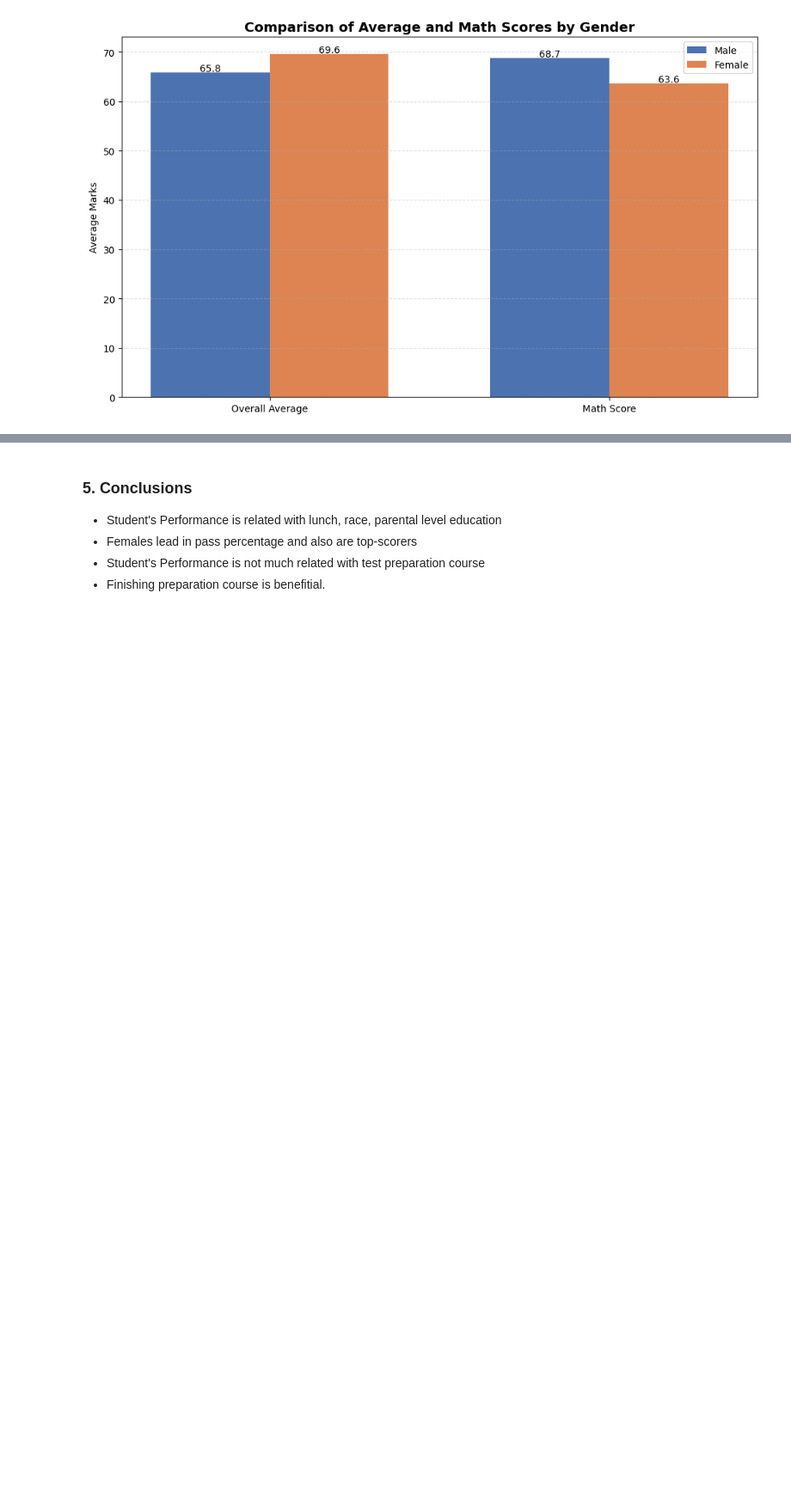
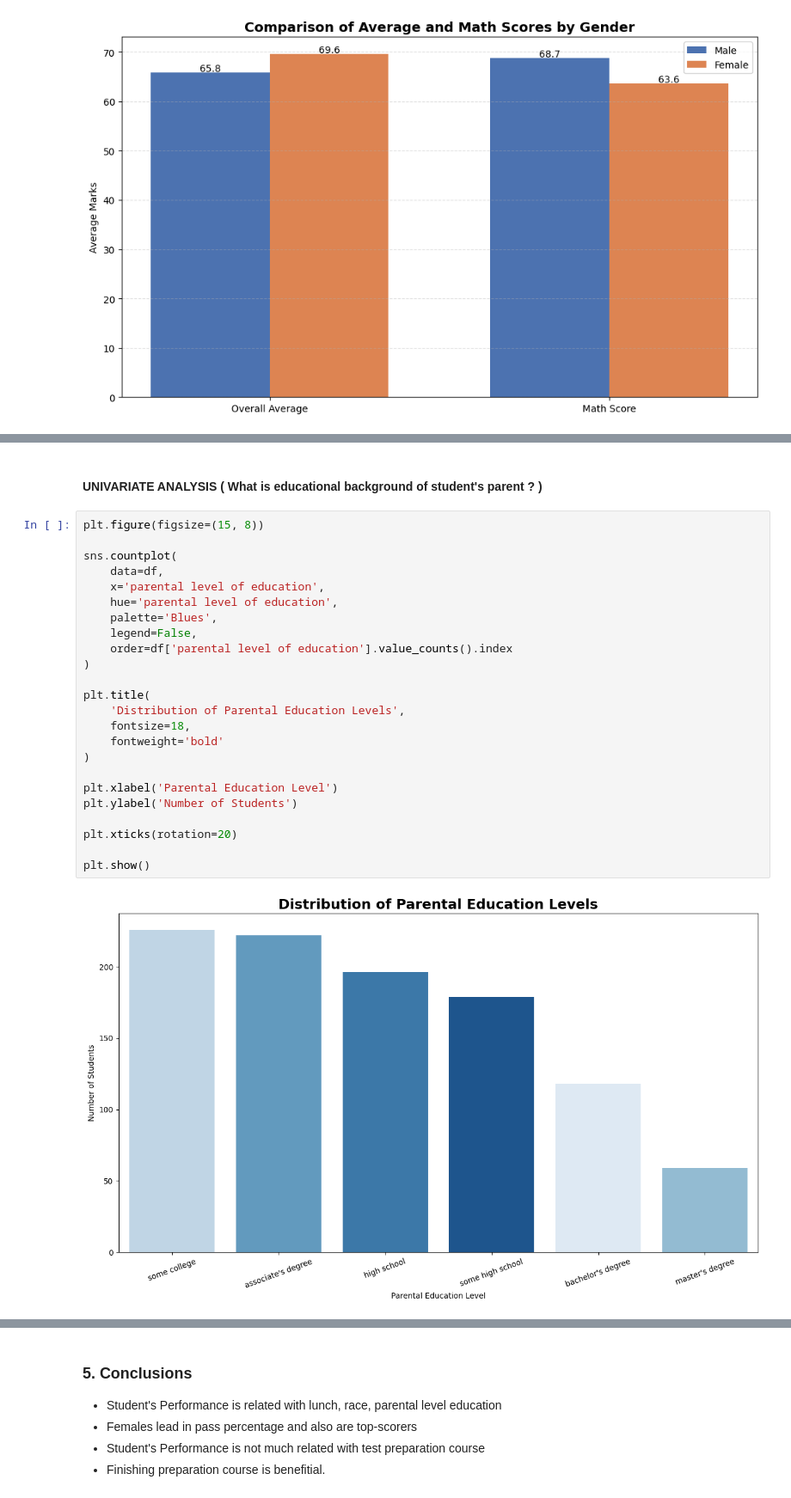
Before and after one commit to Sristi101/ml-projects, a Jupyter notebook: notebook/Student-Performance-EDA.ipynb, the cells around one changed output, grey strips where cells are left out. Shown at 86% size. Cells and saved outputs as stored; diff of their text form; blank space fills up the shorter version.

```diff
--- a/notebook/Student-Performance-EDA.ipynb
+++ b/notebook/Student-Performance-EDA.ipynb
@@ -362,0 +406,28 @@ plt.show()
+# %% [markdown]
+#### UNIVARIATE ANALYSIS ( What is educational background of student's parent ? )
+# %%
+plt.figure(figsize=(15, 8))
+
+sns.countplot(
+    data=df,
+    x='parental level of education',
+    hue='parental level of education',
+    palette='Blues',
+    legend=False,
+    order=df['parental level of education'].value_counts().index
+)
+
+plt.title(
+    'Distribution of Parental Education Levels',
+    fontsize=18,
+    fontweight='bold'
+)
+
+plt.xlabel('Parental Education Level')
+plt.ylabel('Number of Students')
+
+plt.xticks(rotation=20)
+
+plt.show()
+# %% [output]
+[figure, added]
```
Also changed, not shown: parts of 19 cells of this notebook.
